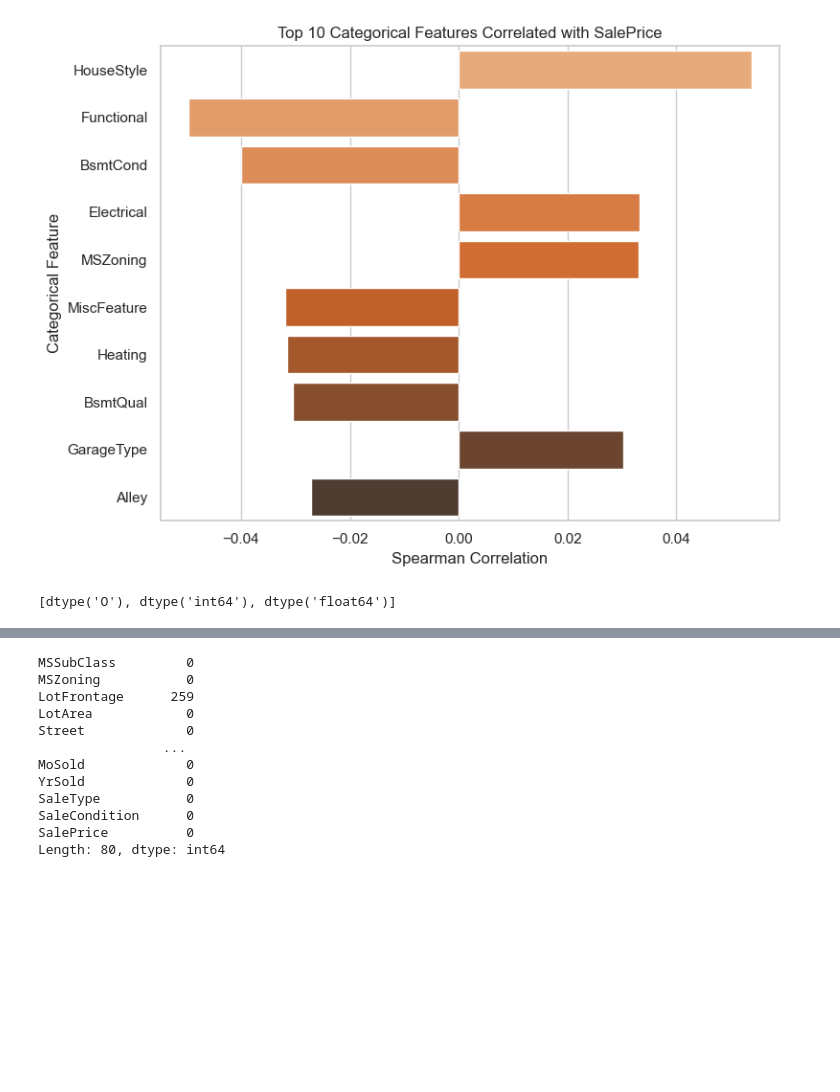
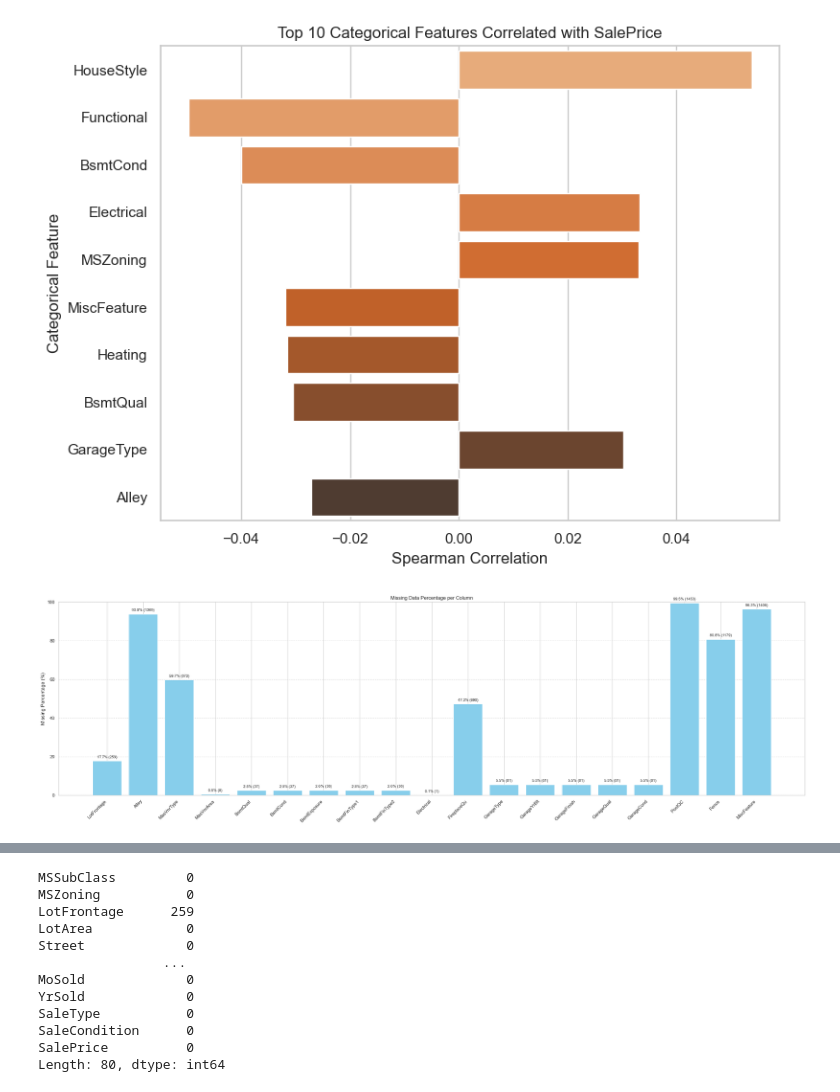
Before and after one commit to bio-apple/NGS_machline_learning, a Jupyter notebook: pre_process/2.NA.ipynb, the cells around one changed output, grey strips where cells are left out. Cells and saved outputs as stored; diff of their text form; code cells hidden in the pictures; blank space fills up the shorter version.

```diff
--- a/pre_process/2.NA.ipynb
+++ b/pre_process/2.NA.ipynb
@@ -248,9 +248,40 @@ Alley         -0.027117
 dtype: float64
 [figure]
 # %%
-#查看所有列的数据类型
-list(set(data.dtypes.tolist()))
+import pandas as pd
+import matplotlib.pyplot as plt
+
+# 假设你的 DataFrame 是 df
+# 示例：计算缺失百分比和缺失个数（仅显示有缺失的列）
+missing_count = data.isnull().sum()
+missing_percent = data.isnull().mean() * 100
+
+missing_info = pd.DataFrame({
+    'MissingCount': missing_count,
+    'MissingPercent': missing_percent
+})
+missing_info = missing_info[missing_info['MissingCount'] > 0]  # 仅保留有缺失的列
+
+# 绘图
+plt.figure(figsize=(26, 8))
+bars = plt.bar(missing_info.index, missing_info['MissingPercent'], color='skyblue')
+
+# 添加标签：百分比 + 缺失个数
+for bar, (pct, cnt) in zip(bars, zip(missing_info['MissingPercent'], missing_info['MissingCount'])):
+    height = bar.get_height()
+    label = f"{pct:.1f}% ({cnt})"
+    plt.text(bar.get_x() + bar.get_width()/2, height + 1,
+             label, ha='center', va='bottom', fontsize=9)
+
+# 图表设置
+plt.ylabel("Missing Percentage (%)")
+plt.title("Missing Data Percentage per Column")
+plt.xticks(rotation=45, ha='right')
+plt.ylim(0, min(100, missing_info['MissingPercent'].max() + 10))  # 上限稍微高一点
+plt.grid(axis='y', linestyle='--', alpha=0.6)
+plt.tight_layout()
+plt.show()
 # %% [output]
-[dtype('O'), dtype('int64'), dtype('float64')]
+[figure, added]
 # %%
 #取出所有数据列然后查看数据分布情况
```
Also changed, not shown: parts of 2 cells of this notebook.
